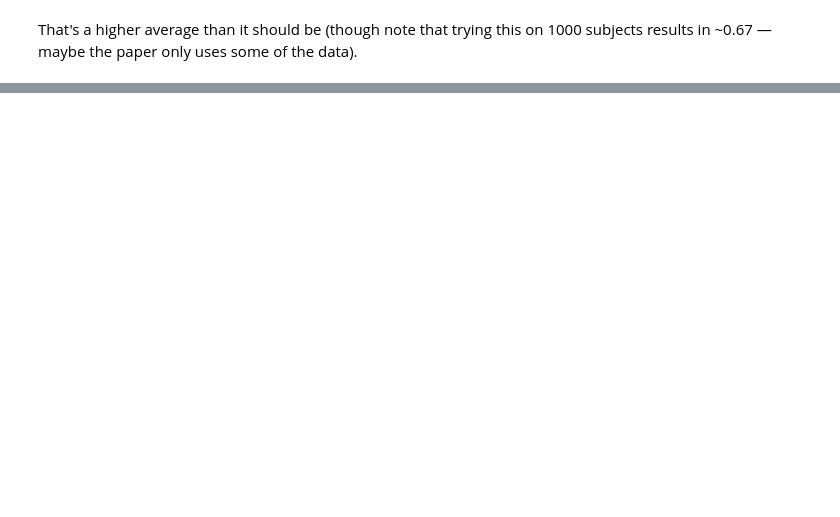
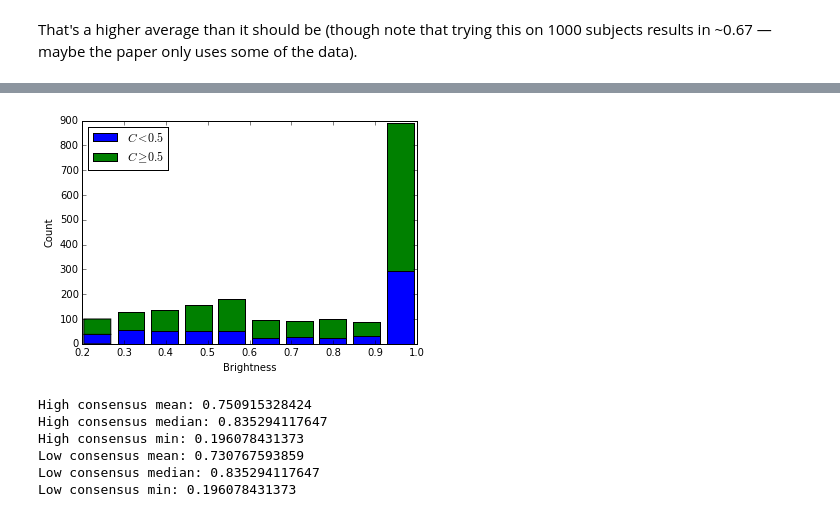
Before and after one commit to chengsoonong/crowdastro, a Jupyter notebook: notebooks/potential_host_counting.ipynb, the cells around one changed output, grey strips where cells are left out. Cells and saved outputs as stored; diff of their text form; code cells hidden in the pictures; blank space fills up the shorter version.

```diff
--- a/notebooks/potential_host_counting.ipynb
+++ b/notebooks/potential_host_counting.ipynb
@@ -455,0 +547,34 @@ def get_infrared_image(subject):
+# %%
+# Let's try running that on more subjects. We also want to split on confidence - maybe it's harder to label dimmer subjects.
+brightnesses_low_consensus = []
+brightnesses_high_consensus = []
+for subject in db.radio_subjects.find().limit(2500):
+    c = consensus(subject['zooniverse_id'], subject)
+    brightnesses = classification_brightnesses(subject['zooniverse_id'], subject)
+    if c < 0.5:
+        brightnesses_low_consensus.extend(brightnesses)
+    else:
+        brightnesses_high_consensus.extend(brightnesses)
+
+matplotlib.pyplot.hist([brightnesses_low_consensus, brightnesses_high_consensus], bins=10, stacked=True)
+matplotlib.pyplot.legend(['$C < 0.5$', '$C \\geq 0.5$'], loc='upper left')
+matplotlib.pyplot.xlabel('Brightness')
+matplotlib.pyplot.ylabel('Count')
+matplotlib.pyplot.show()
+# %% [output]
+[figure, added]
+# %%
+print('High consensus mean:', numpy.mean(brightnesses_high_consensus))
+print('High consensus median:', numpy.median(brightnesses_high_consensus))
+print('High consensus min:', min(brightnesses_high_consensus))
+
+print('Low consensus mean:', numpy.mean(brightnesses_low_consensus))
+print('Low consensus median:', numpy.median(brightnesses_low_consensus))
+print('Low consensus min:', min(brightnesses_low_consensus))
+# %% [output]
+High consensus mean: 0.750915328424
+High consensus median: 0.835294117647
+High consensus min: 0.196078431373
+Low consensus mean: 0.730767593859
+Low consensus median: 0.835294117647
+Low consensus min: 0.196078431373
```
Also changed, not shown: parts of 12 cells of this notebook, 1 other file.
